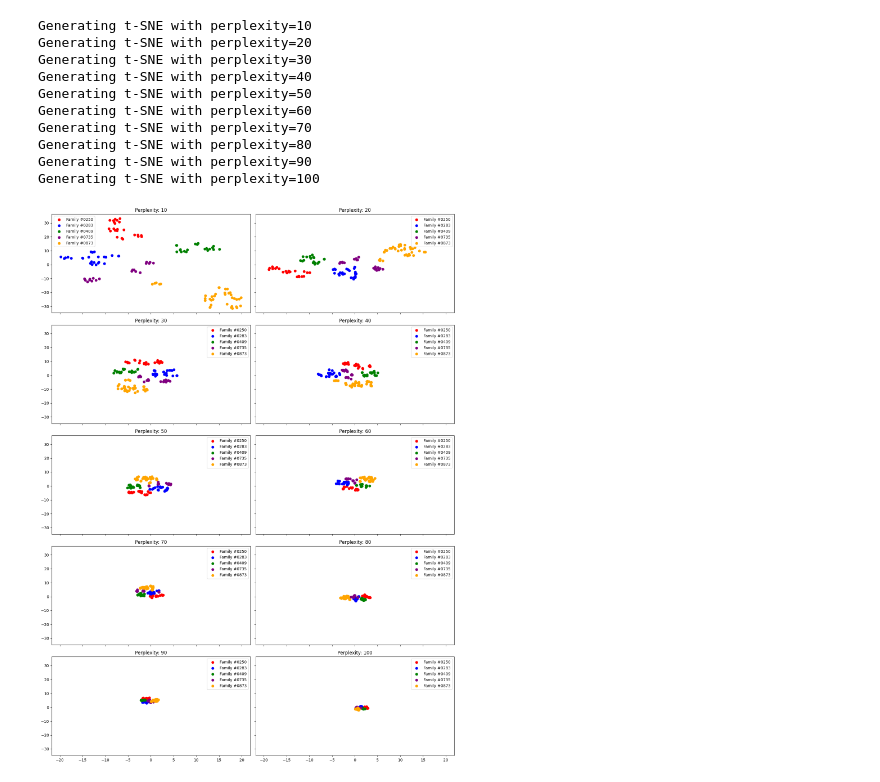
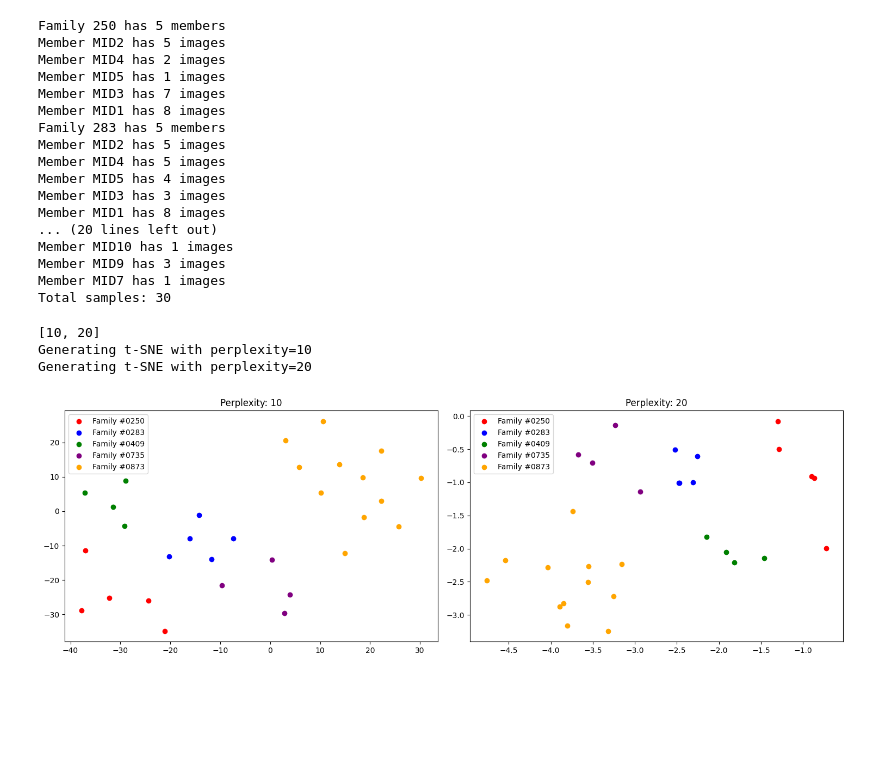
Before and after one commit to vitalwarley/research, a Jupyter notebook: notebooks/tsne.ipynb, the cells around one changed output. Saved outputs shown, nothing was run; the diff lists cells and outputs as text; code cells hidden in the pictures; blank space fills up the shorter version.

Commit message:
feat(tsne): limit images per family member
Ref.: #28

```diff
--- a/notebooks/tsne.ipynb
+++ b/notebooks/tsne.ipynb
@@ -95,3 +89,24 @@ def run(root_dir, batch_size, save_path, plot_path: str = ''):
+# %%
+def setup(root_dir, batch_size, samples_per_member, save_path, gpu: int = 0):
+    # Loading and sampling the dataset
+    val_dataset = FIW(root_dir=root_dir, families=[250, 283, 409, 735, 873], samples_per_member=samples_per_member)
+    val_loader = DataLoader(val_dataset, batch_size=batch_size, pin_memory=False)
+
+    # Loading model
+    model = Net().cuda()
+    model.load_state_dict(torch.load(save_path))
+    model.eval()
+
+    set_seed(100)
+
+    return model, val_loader
+# %%
+def run(model, val_loader, plot_path: str = ""):
+    # Extracting embeddings
+    embeddings, labels = extract_embeddings(val_loader, model)
+
+    # Plotting
+    plot_embeddings(embeddings, labels, plot_path)
 # %%
 def parser():
     parser = argparse.ArgumentParser(description="plot embeddings")
@@ -99,29 +114,41 @@ def parser():
     parser.add_argument("--save_path", type=str, help="model save path")
     parser.add_argument("--plot_path", type=str, help="plot save path")
     parser.add_argument("--batch_size", type=int, default=40, help="batch size default 40")
-    parser.add_argument("--gpu", default="1", type=str, help="gpu id you use")
+    parser.add_argument("--gpu", default="0", type=str, help="gpu id you use")
     args = parser.parse_args()
     os.environ["CUDA_VISIBLE_DEVICES"] = args.gpu
-    run(**var(args))
+    return args
 # %%
 if IS_NOTEBOOK:
     if __name__ == "__main__":
-        parser()
+        args = parser()
+        run(**vars(args))
 else:
-    root_dir = Path(HERE, '../rfiw2021/Track1/Validation/val-faces')
+    root_dir = Path(HERE, "../rfiw2021/Track1/Validation/val-faces")
     batch_size = 40
-    save_path = Path(HERE, '../rfiw2021/Track1/model_track1.pth')
-    plot_path = ''
-    run(root_dir, batch_size, save_path)
+    save_path = Path(HERE, "../rfiw2021/Track1/model_track1.pth")
+    plot_path = ""
+    model, val_loader = setup(root_dir, batch_size, samples_per_member=1, save_path=save_path)
+    run(model, val_loader, plot_path)
 # %% [output]
-Generating t-SNE with perplexity=10
-Generating t-SNE with perplexity=20
-Generating t-SNE with perplexity=30
-Generating t-SNE with perplexity=40
-Generating t-SNE with perplexity=50
-Generating t-SNE with perplexity=60
-Generating t-SNE with perplexity=70
-Generating t-SNE with perplexity=80
-Generating t-SNE with perplexity=90
-Generating t-SNE with perplexity=100
+Family 250 has 5 members
+Member MID2 has 5 images
+Member MID4 has 2 images
+Member MID5 has 1 images
+Member MID3 has 7 images
+Member MID1 has 8 images
+Family 283 has 5 members
+Member MID2 has 5 images
+Member MID4 has 5 images
+Member MID5 has 4 images
+Member MID3 has 3 images
+Member MID1 has 8 images
+... (20 lines left out)
+Member MID10 has 1 images
+Member MID9 has 3 images
+Member MID7 has 1 images
+Total samples: 30
+[10, 20]
+Generating t-SNE with perplexity=10
+Generating t-SNE with perplexity=20
-[figure, old version]
+[figure, new version]
```
Also changed, not shown: parts of 7 cells of this notebook, 2 other files.
